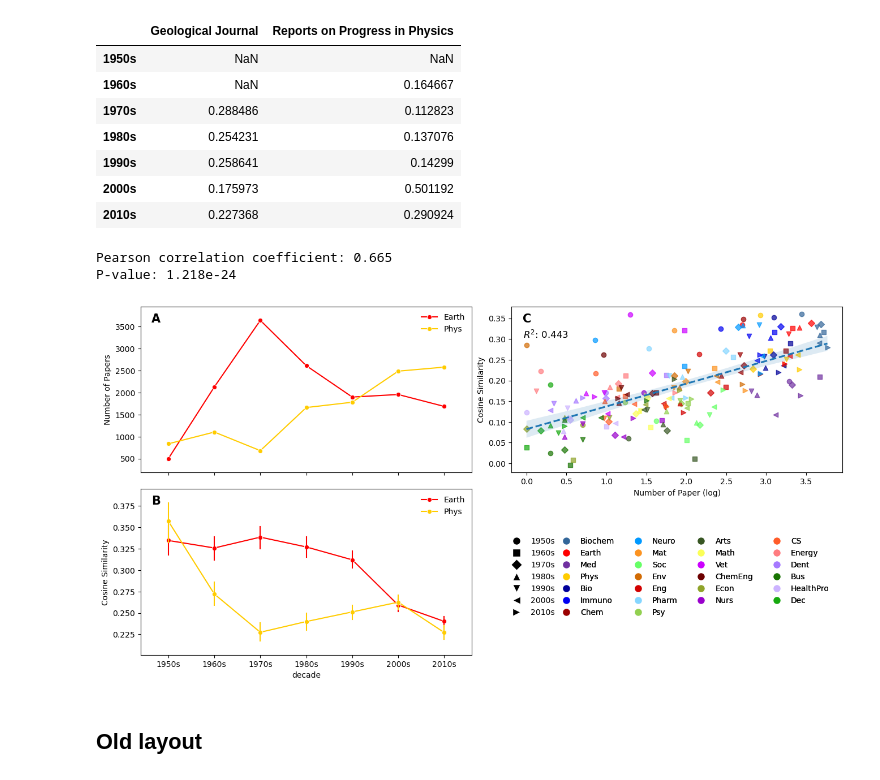
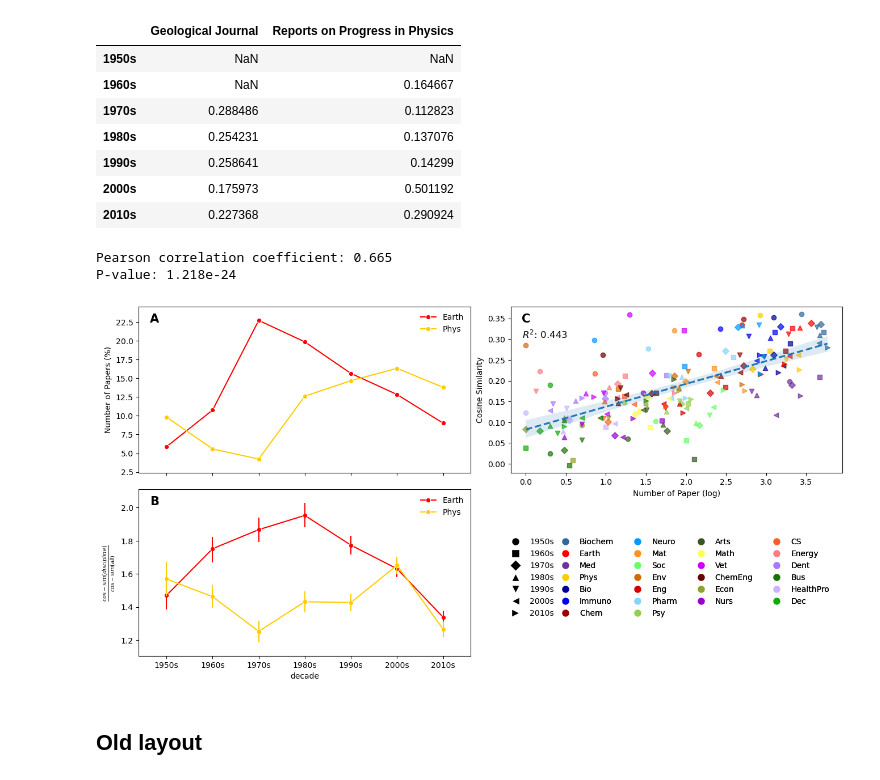
Before and after one commit to netknowledge/diachronic-p2v, a Jupyter notebook: figures/validation/Nature, Science, and PNAS.ipynb, the cells around one changed output. Cells and saved outputs as stored; diff of their text form; code cells hidden in the pictures.

Commit message:
redraw the validation plot

```diff
--- a/figures/validation/Nature, Science, and PNAS.ipynb
+++ b/figures/validation/Nature, Science, and PNAS.ipynb
@@ -146,7 +146,6 @@ def cal_disc_all_cs(target_VID: int):
     disciplines = model.disc2abbr.keys()
 
     for start_year, end_year in zip(start_year_list, end_year_list):
-
         model.load_wv(start_year, end_year, 100, 10)
         target_journal_vector = model.wv.get_vector(target_VID, norm=True)
         VID_labeled = model.load_VID_labeled(start_year, end_year, 100, 10)
@@ -163,6 +162,7 @@ def cal_disc_all_cs(target_VID: int):
                     'discipline': discipline
                 }
                 cs_df = pd.concat([cs_df, pd.DataFrame([new_row])], ignore_index=True)
+    cs_df['similarity_ratio'] = cs_df.groupby('decade')['similarity'].transform(lambda x: x/x.mean())
     return cs_df
 
 def cal_jnl_cs(center_vname: str, venue_name_list: list, start_year_list: list, end_year_list: list):
@@ -192,5 +192,5 @@ PNAS: 125754415
 # %% [markdown]
 # Nature
 # %%
-count_df = count_paper_num_for_disc(137773608, collapse_into_others=False, percentage=False)
+percentage_df = count_paper_num_for_disc(137773608, collapse_into_others=False, percentage=True)
 # %% [output]
@@ -265,0 +298,3 @@ all_cs_df
+# %%
+for decade in all_cs_df.decade.unique():
+    print(all_cs_df[all_cs_df.decade==decade].similarity.mean())
@@ -355,11 +404,12 @@ fig = plt.figure(figsize=(16, 8))
 ##########################################
 ax_1 = fig.add_subplot(2,2,1)
 plt.margins(x=0.1, y=0.1)
-sns.lineplot(count_df[['Earth and Planetary Sciences', 'Physics and Astronomy']],
+sns.lineplot(percentage_df[['Earth and Planetary Sciences', 'Physics and Astronomy']],
              ax=ax_1, palette=model.discipline2color, marker='o', dashes=False)
+# ax_1.set_yscale('log')
 handles, labels = ax_1.get_legend_handles_labels()
 ax_1.legend(handles, [model.disc2abbr[label] for label in labels], frameon=False)
-ax_1.set_ylabel('Number of Papers')
+ax_1.set_ylabel('Number of Papers (%)')
 ax_1.tick_params(labelbottom=False) # hide x-axis labels
 # Plot pannel labels
 ax_1.text(0.06, 0.96, pannel_labels[0], transform=ax_1.transAxes, fontsize=15, fontweight='bold', va='top', ha='right')
@@ -367,10 +417,10 @@ ax_1.text(0.06, 0.96, pannel_labels[0], transform=ax_1.transAxes, fontsize=15, f
 ax_2 = fig.add_subplot(2,2,3, sharex=ax_1)
 plt.margins(x=0.1, y=0.1)
 melted_all_cs_df = pd.melt(all_cs_df[all_cs_df.discipline.isin(['Earth and Planetary Sciences', 'Physics and Astronomy'])],
-                           id_vars=['VID', 'discipline', 'decade'], value_vars='similarity')
+                           id_vars=['VID', 'discipline', 'decade'], value_vars='similarity_ratio')
 sns.lineplot(data=melted_all_cs_df, x='decade', y='value', hue='discipline', palette=model.discipline2color,
              err_style='bars', marker='o', dashes=False, ax=ax_2)
-ax_2.set_ylabel('Cosine Similarity')
+ax_2.set_ylabel(r'$\frac{cos-sim(discipline)}{cos-sim(all)}$')
 handles, labels = ax_2.get_legend_handles_labels()
 ax_2.legend(handles, [model.disc2abbr[label] for label in labels], frameon=False)
 ax_2.text(0.06, 0.96, pannel_labels[1], transform=ax_2.transAxes, fontsize=15, fontweight='bold', va='top', ha='right') # Plot pannel labels
@@ -408,32 +458,32 @@ correlation_coef, p_value = pearsonr(combined_x_vals, combined_y_vals)
 print(f"Pearson correlation coefficient: {correlation_coef:.3f}")
 print(f"P-value: {p_value:.3e}")
 
 # Create a separate legend for decades (first column)
 decade_handles = [plt.Line2D([0], [0], marker=m, color='w', label=d, markerfacecolor='k', markersize=10)
                   for m, d in zip(markers, decades)]
 # Create a separate legend for disciplines (remaining columns)
 discipline_handles = [plt.Line2D([0], [0], marker='o', color='w', label=model.disc2abbr[disc],
                                  markerfacecolor=model.discipline2color[disc], markersize=10)
                       for disc in disciplines]
 
 legend_ax = fig.add_subplot(2,2,4)
 legend_ax.axis('off')  # hide the axes for the legend axis
 decade_legend = legend_ax.legend(handles=decade_handles, loc="upper left", bbox_to_anchor=(-0.03, 0.75), ncol=1, frameon=False)
 discipline_legend = legend_ax.legend(handles=discipline_handles,
                               loc="upper left", bbox_to_anchor=(0.12, 0.75), ncol=4, frameon=False)
 # Add both legends to the plot
 legend_ax.add_artist(decade_legend)
 legend_ax.add_artist(discipline_legend)
 
 # Label axes and show plot
 ax.set_xlabel('Number of Paper (log)')
 ax.set_ylabel('Cosine Similarity')
 ax.text(0.06, 0.96, pannel_labels[2], transform=ax.transAxes, fontsize=15, fontweight='bold', va='top', ha='right')
 
 plt.subplots_adjust(wspace=0.12, hspace=0.1)
 plt.show()
 # %% [output]
 Pearson correlation coefficient: 0.665
 P-value: 1.218e-24
-[figure, old version]
+[figure, new version]
 # %%
```
Also changed, not shown: parts of 11 cells of this notebook, 1 other file.
